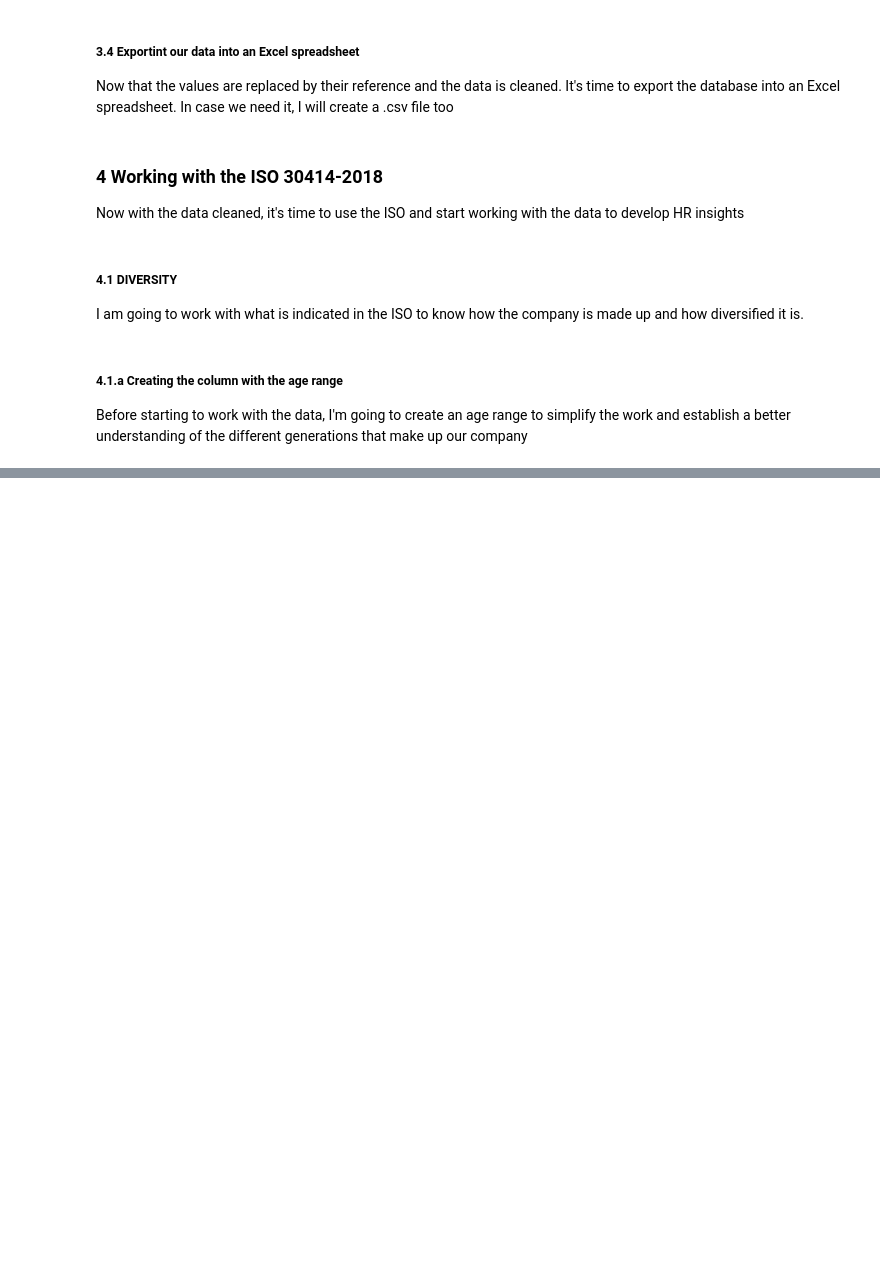
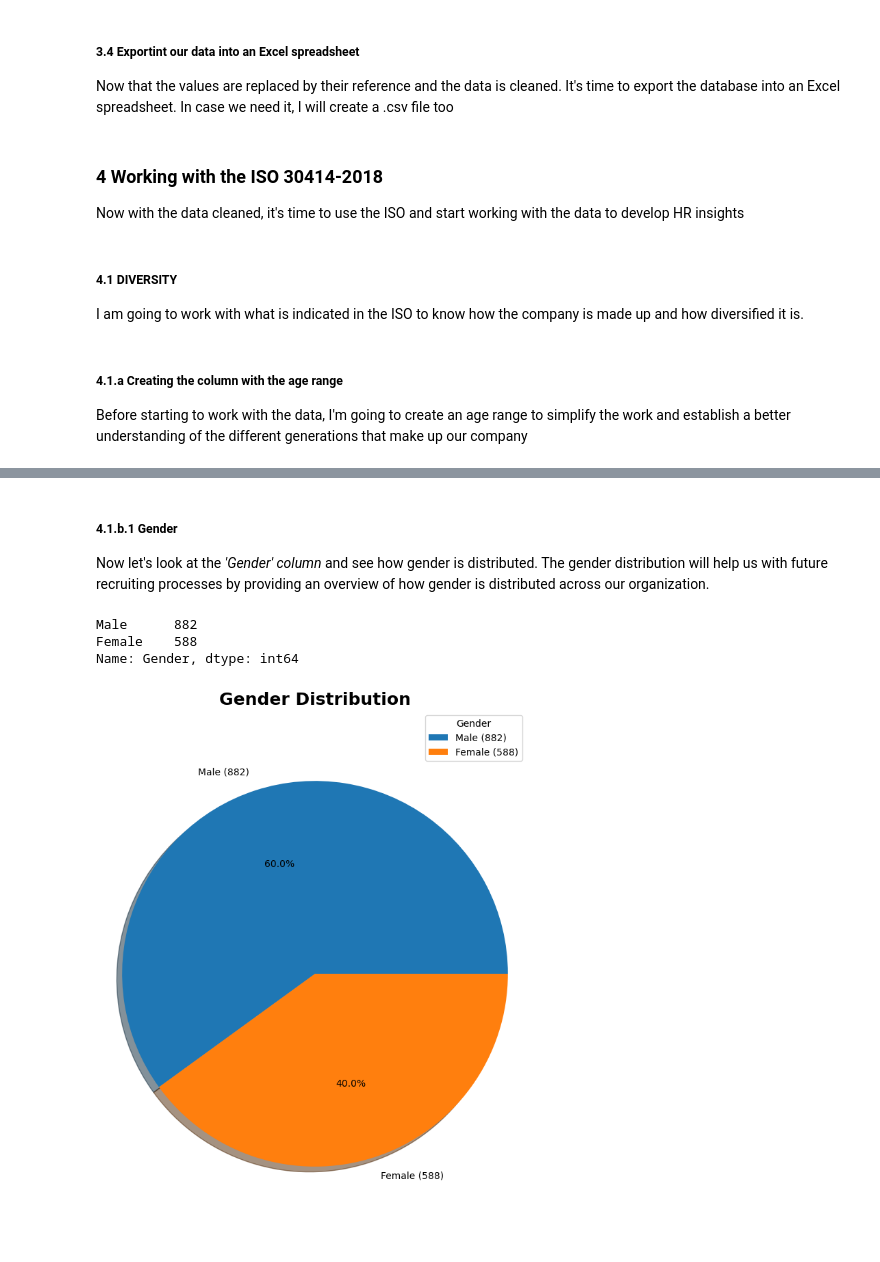
Before and after one commit to nachogalasso/da_python, a Jupyter notebook: hr_panalytics/pe_analytics.ipynb, the cells around one changed output, grey strips where cells are left out. Saved outputs shown, nothing was run; the diff lists cells and outputs as text; code cells hidden in the pictures; blank space fills up the shorter version.

```diff
--- a/hr_panalytics/pe_analytics.ipynb
+++ b/hr_panalytics/pe_analytics.ipynb
@@ -283,3 +283,24 @@ df_padb.to_csv('ibm_hranalytics_2021.csv', index=False)
 ##### 4.1.a Creating the column with the age range
 
 <p>Before starting to work with the data, I'm going to create an age range to simplify the work and establish a better understanding of the different generations that make up our company</p>
+# %%
+# Function to create the age range
+def age_range(age):
+    if age >= 18 and age <= 27:
+        return '18 to 27'
+    elif age >= 28 and age <= 37:
+        return '28 to 37'
+    elif age >= 38 and age <= 47:
+        return '38 to 47'
+    elif age >= 48 and age <= 57:
+        return '48 to 57'
+    else:
+        return 'more than 58'
+
+# New data
+new_age_data = df_padb['Age'].apply(lambda x: pd.Series(age_range(x)))
+# print(new_age_data)
+
+# Inserting the new column into the dataframe
+df_padb.insert(loc=df_padb.columns.get_loc('Age')+1, column='AgeRange', value=new_age_data)
+df_padb.head()
@@ -285,0 +323,31 @@ df_padb.to_csv('ibm_hranalytics_2021.csv', index=False)
+# %% [markdown]
+##### 4.1.b.1 Gender
+
+<p>Now let's look at the <i>'Gender' column</i> and see how gender is distributed. The gender distribution will help us with future recruiting processes by providing an overview of how gender is distributed across our organization.</p>
+# %%
+# Counting the gender values and storage them into a variable
+gender_counts = df_padb['Gender'].value_counts()
+print(gender_counts)
+
+# Total and percentage variables to use on our charts
+total_count = gender_counts.sum()
+gender_percentage = (gender_counts / total_count) * 100
+
+# labels = gender_counts.index
+# Using a function to create the labels
+labels = [f'{gender} ({count})' for gender, count in zip(gender_counts.index, gender_counts)]
+
+# Chart size
+fig, ax = plt.subplots(figsize=(8, 10))
+
+# Chart generation
+plt.pie(gender_counts, labels=labels, autopct='%1.1f%%')
+plt.legend(title='Gender')
+ax.set_title('Gender Distribution', fontsize=18, fontweight='bold')
+plt.axis('equal')
+plt.show()
+# %% [output]
+Male      882
+Female    588
+Name: Gender, dtype: int64
+[figure, added]
```
Also changed, not shown: parts of 19 cells of this notebook.
